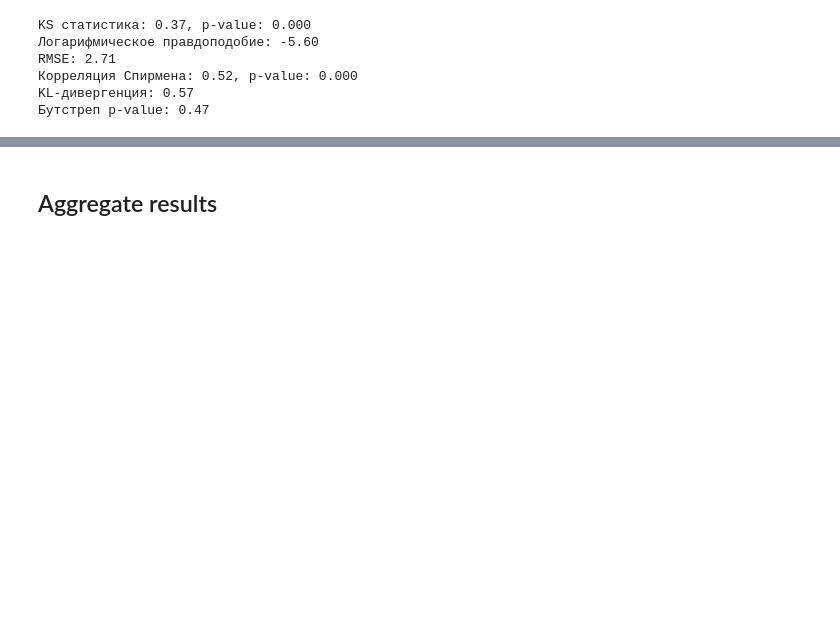
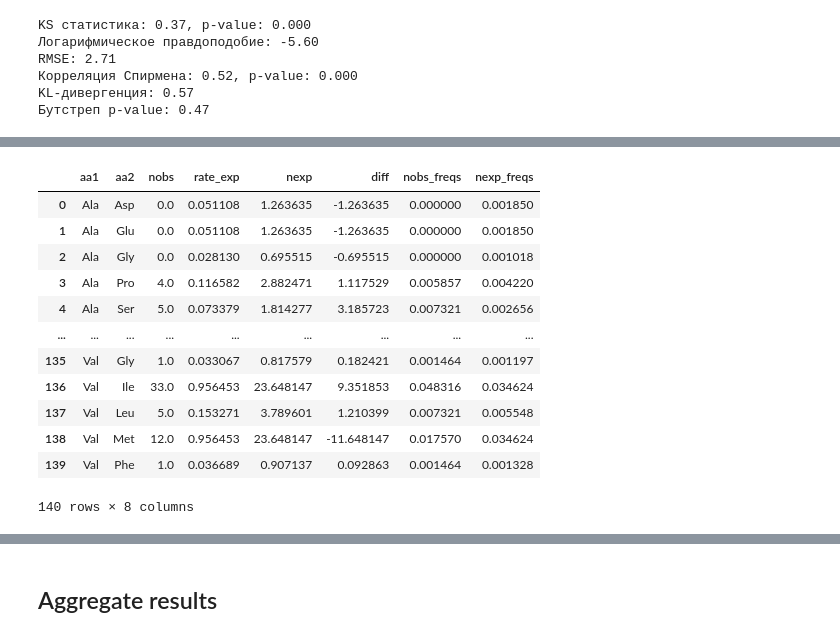
Before and after one commit to mitoclub/AminoAcidShift, a Jupyter notebook: process_analysis/analyse.ipynb, the cells around one changed output, grey strips where cells are left out. Cells and saved outputs as stored; diff of their text form; code cells hidden in the pictures; blank space fills up the shorter version.

```diff
--- a/process_analysis/analyse.ipynb
+++ b/process_analysis/analyse.ipynb
@@ -548,0 +579,31 @@ KL-дивергенция: 0.57
+# %%
+gtex_mut = pd.read_csv('./external_datasets/gtex_annotated.csv')
+gtex_mut = gtex_mut[(gtex_mut.Type == 'CDS') & (gtex_mut.PosInCodon > 0)]
+gtex_mut['AltCodon'] = gtex_mut.apply(lambda x: generate_alt_codon(x.Codon, x.PosInCodon, x.DerivedAllele), axis=1)
+gtex_mut['aa1'] = gtex_mut.apply(lambda x: amino_acid_codes[coda.translate_codon(x.Codon)], axis=1)
+gtex_mut['aa2'] = gtex_mut.apply(lambda x: amino_acid_codes[coda.translate_codon(x.AltCodon)], axis=1)
+gtex_mut = gtex_mut[(gtex_mut.aa1 != gtex_mut.aa2) & (gtex_mut.aa1 != '*') & (gtex_mut.aa2 != '*')]
+
+aa_subst_gtex = gtex_mut.groupby(['aa1', 'aa2']).size().reset_index()
+aa_subst_gtex.columns = ['aa1', 'aa2', 'nobs']
+aa_subst_gtex = aa_subst_gtex.merge(exp_aa_subst, how='right')\
+    .fillna(0).rename(columns={'rate': 'rate_exp'})
+aa_subst_gtex['nexp'] = aa_subst_gtex.rate_exp / aa_subst_gtex.rate_exp.sum() * aa_subst_gtex.nobs.sum()
+aa_subst_gtex['diff'] = aa_subst_gtex.nobs - aa_subst_gtex.nexp
+aa_subst_gtex['nobs_freqs'] = aa_subst_gtex.nobs / aa_subst_gtex.nobs.sum()
+aa_subst_gtex['nexp_freqs'] = aa_subst_gtex.nexp / aa_subst_gtex.nexp.sum()
+aa_subst_gtex
+# %% [output]
+|  | aa1 | aa2 | nobs | rate_exp | nexp | diff | nobs_freqs | nexp_freqs |
+| 0 | Ala | Asp | 0.0 | 0.051108 | 1.263635 | -1.263635 | 0.000000 | 0.001850 |
+| 1 | Ala | Glu | 0.0 | 0.051108 | 1.263635 | -1.263635 | 0.000000 | 0.001850 |
+| 2 | Ala | Gly | 0.0 | 0.028130 | 0.695515 | -0.695515 | 0.000000 | 0.001018 |
+| 3 | Ala | Pro | 4.0 | 0.116582 | 2.882471 | 1.117529 | 0.005857 | 0.004220 |
+| 4 | Ala | Ser | 5.0 | 0.073379 | 1.814277 | 3.185723 | 0.007321 | 0.002656 |
+| ... | ... | ... | ... | ... | ... | ... | ... | ... |
+| 135 | Val | Gly | 1.0 | 0.033067 | 0.817579 | 0.182421 | 0.001464 | 0.001197 |
+| 136 | Val | Ile | 33.0 | 0.956453 | 23.648147 | 9.351853 | 0.048316 | 0.034624 |
+| 137 | Val | Leu | 5.0 | 0.153271 | 3.789601 | 1.210399 | 0.007321 | 0.005548 |
+| 138 | Val | Met | 12.0 | 0.956453 | 23.648147 | -11.648147 | 0.017570 | 0.034624 |
+| 139 | Val | Phe | 1.0 | 0.036689 | 0.907137 | 0.092863 | 0.001464 | 0.001328 |
+140 rows × 8 columns
```
Also changed, not shown: parts of 6 cells of this notebook, 2 other files.
